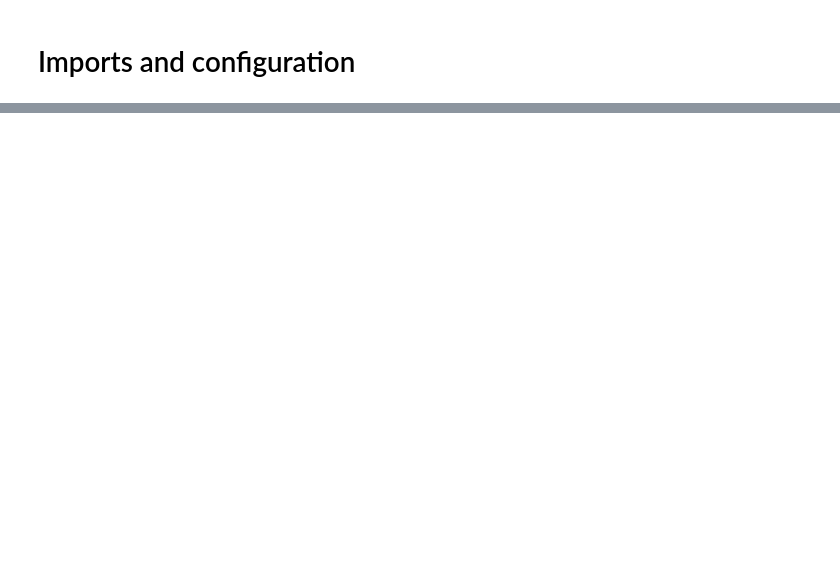
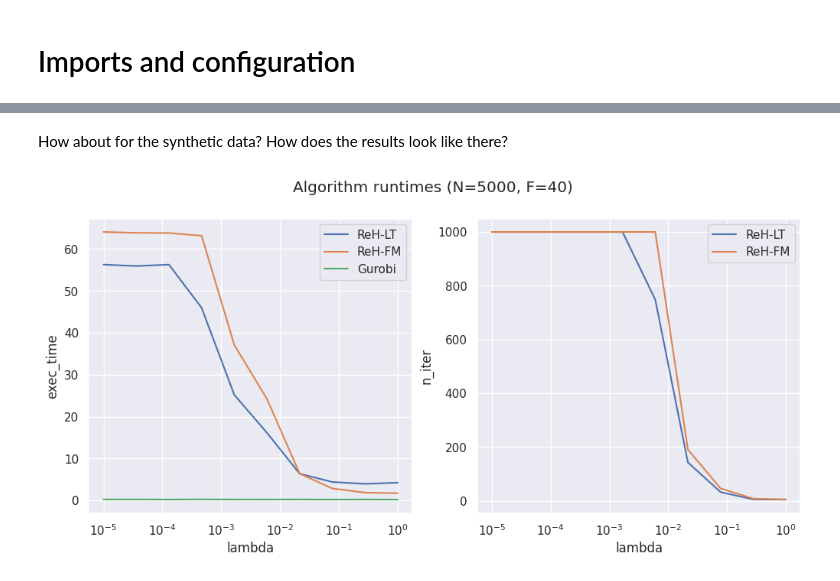
Before and after one commit to softmin/ReHLine-PO, a Jupyter notebook: benchmarks/FactorModel.ipynb, the cells around one changed output, grey strips where cells are left out. Saved outputs shown, nothing was run; the diff lists cells and outputs as text; code cells hidden in the pictures; blank space fills up the shorter version.

```diff
--- a/benchmarks/FactorModel.ipynb
+++ b/benchmarks/FactorModel.ipynb
@@ -173,0 +450,2 @@ plt.legend(legend)
+# %% [markdown]
+How about for the synthetic data? How does the results look like there?
@@ -173,0 +493,22 @@ plt.legend(legend)
+# %%
+fig, ax = plt.subplots(1, 2, figsize=(12, 5))
+
+ax[0].plot(lams, exec_times_reh_lt, label="ReH-LT")
+ax[0].plot(lams, exec_times_reh_fm, label="ReH-FM")
+ax[0].plot(lams, exec_times_gurobi, label="Gurobi")
+ax[0].set_xlabel("lambda")
+ax[0].set_ylabel("exec_time")
+ax[0].set_xscale('log')
+ax[0].legend()
+
+ax[1].plot(lams, n_iters_lt, label="ReH-LT")
+ax[1].plot(lams, n_iters_fm, label="ReH-FM")
+ax[1].set_xlabel("lambda")
+ax[1].set_ylabel("n_iter")
+ax[1].set_xscale('log')
+ax[1].legend()
+
+fig.suptitle(f"Algorithm runtimes (N={n_assets}, F={n_factors})")
+plt.show()
+# %% [output]
+[figure, added]
```
Also changed, not shown: parts of 46 cells of this notebook, 14 other files.
